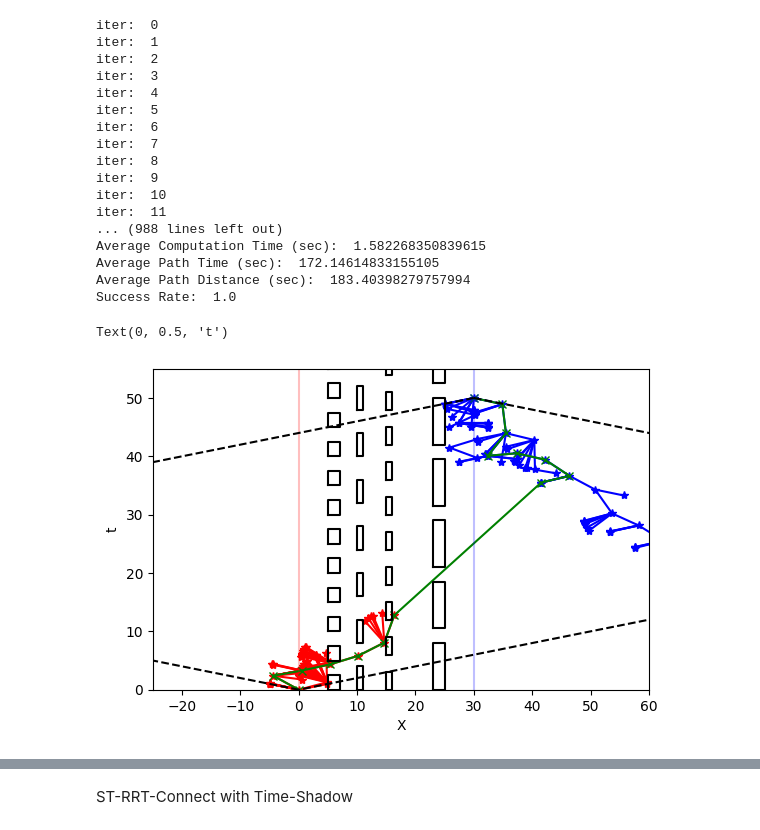
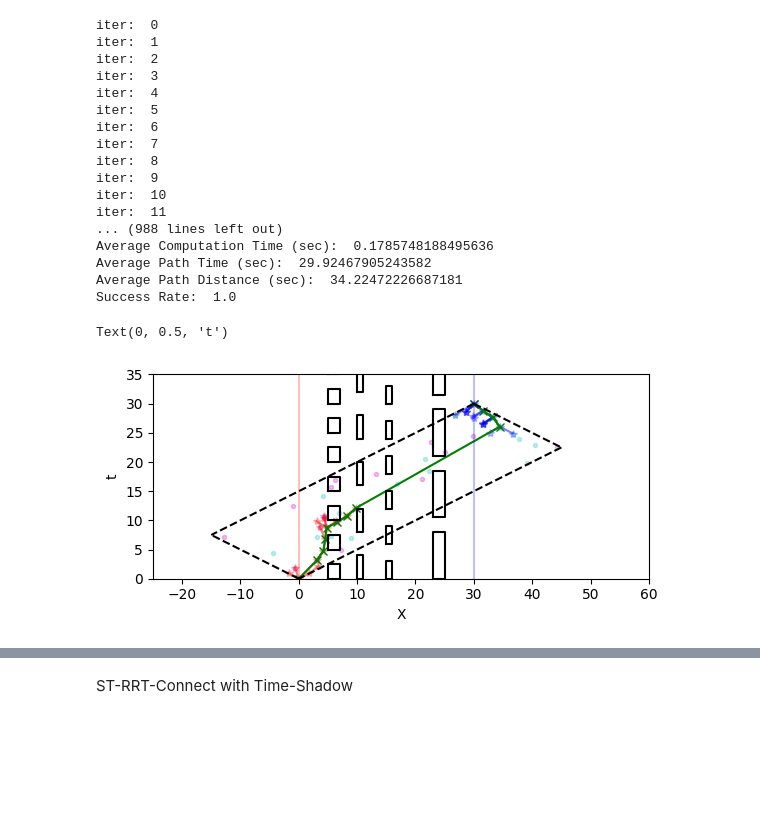
Before and after one commit to jeffersonkim97/cognis_UAM, a Jupyter notebook: script/Comparison/1D-ST-RRT-Connect.ipynb, the cells around one changed output, grey strips where cells are left out. Drawn from its saved outputs; the diff is of its cells as text; code cells hidden in the pictures; blank space fills up the shorter version.

```diff
--- a/script/Comparison/1D-ST-RRT-Connect.ipynb
+++ b/script/Comparison/1D-ST-RRT-Connect.ipynb
@@ -136,6 +142,8 @@ def find_neighbor_RRTC(qrand, V, k):
     for i in range(len(V)):
         if reachable_RRTC(V[i], qrand, forward):
             dist_vec.append(distance(V[i][0], qrand[0]))
+        else:
+            dist_vec.append(1e100)
 
     if len(dist_vec) > 0:
         closest = dist_vec.index(min(dist_vec))
@@ -202,6 +210,7 @@ RRTC_total_time = []
 RRTC_total_distance = []
 time_vec_RRTC = []
 iter = 0
+
 success_RRTC = 0
 tf = 30
 while iter < iter_max:
@@ -217,6 +226,7 @@ while iter < iter_max:
         k = 0
         V_RRTCa = []
         V_RRTCa.append([x0, 0])
+        V_RRTCa_raw = []
         V_RRTCb = []
         V_RRTCb.append([xf, tf])
         V_RRTCb_raw = []
@@ -249,7 +259,8 @@ while iter < iter_max:
 
                 if qclosest is not None:
                     extend_start = time.time()
-                    qnew = extend(qclosest, qrand)
+                    qnew = extend(qclosest, qrand, max_time)
+                    # adfadfaf
                     # print('extend time: ', time.time()-extend_start)
                     t_check.append(time.time()-extend_start)
 
@@ -273,6 +284,7 @@ while iter < iter_max:
                 V_RRTCa.append(qnew)
                 E_RRTCa.append([qclosest, qnew])
                 T_RRTCa.append(qnew[1])
+                V_RRTCa_raw.append(qrand)
             else:
                 V_RRTCb.append(qnew)
                 E_RRTCb.append([qclosest, qnew])
@@ -321,9 +333,9 @@ while iter < iter_max:
                 # print('path compute: ', time.time()-path_start)
                 total_path_time = 0
                 total_path_distance = 0
-                for fpv in final_path:
-                    total_path_time += fpv[1]
-                    total_path_distance += fpv[0]
+                for fpv in range(len(final_path)-1):
+                    total_path_time += (final_path[fpv+1][1]-final_path[fpv][1])
+                    total_path_distance += np.abs(final_path[fpv+1][0]-final_path[fpv][0])
                 RRTC_total_time.append(total_path_time)
                 RRTC_total_distance.append(total_path_distance)
                 break
@@ -332,7 +344,6 @@ while iter < iter_max:
 
         # print('Path_check: ', path_check)
         if tf >= 50 or path_check:
-            # print('end')
             break
         tf += 5
         kk += 1
@@ -343,10 +354,12 @@ while iter < iter_max:
     time_vec_RRTC.append(end-start)
     iter += 1
 
+    if end-start >= 10:
+        break
 
 print('Average Computation Time (sec): ', sum(time_vec_RRTC)/len(time_vec_RRTC))
 print('Average Path Time (sec): ', sum(RRTC_total_time)/len(RRTC_total_time))
-print('Average Path Distance (sec): ', sum(RRTC_total_distance)/len(RRTC_total_distance))
+print('Average Path Distance (sec): ', sum(np.abs(RRTC_total_distance))/len(RRTC_total_distance))
 print('Success Rate: ', success_RRTC/iter_max)
 # %% [output]
 iter:  0
@@ -362,9 +375,9 @@ iter:  9
 iter:  10
 iter:  11
 ... (988 lines left out)
-Average Computation Time (sec):  1.582268350839615
-Average Path Time (sec):  172.14614833155105
-Average Path Distance (sec):  183.40398279757994
+Average Computation Time (sec):  0.1785748188495636
+Average Path Time (sec):  29.92467905243582
+Average Path Distance (sec):  34.22472226687181
 Success Rate:  1.0
 # %%
 # fig = plt.figure()
@@ -385,15 +397,17 @@ fig = plt.figure()
 ax = fig.subplots()
 # RRTConnect
 for rrtv in V_RRTCa:
-   plt.plot(rrtv[0], rrtv[1], 'r*')
+   plt.plot(rrtv[0], rrtv[1], 'r*', alpha=0.25)
 for rrtv in V_RRTCb:
-   plt.plot(rrtv[0], rrtv[1], 'b*')
-# for rrtvr in V_RRTCb_raw:
-#     plt.plot(rrtvr[0], rrtvr[1], 'm.')
+   plt.plot(rrtv[0], rrtv[1], 'b*', alpha=0.25)
+for rrtvr in V_RRTCa_raw:
+    plt.plot(rrtvr[0], rrtvr[1], 'm.', alpha=0.25)
+for rrtvr in V_RRTCb_raw:
+    plt.plot(rrtvr[0], rrtvr[1], 'c.', alpha=0.25)
 for rrte in E_RRTCa:
-    plt.plot([rrte[0][0], rrte[1][0]], [rrte[0][1], rrte[1][1]], 'r-')#, alpha=0.25)
+    plt.plot([rrte[0][0], rrte[1][0]], [rrte[0][1], rrte[1][1]], 'r-', alpha=0.5)
 for rrte in E_RRTCb:
-    plt.plot([rrte[0][0], rrte[1][0]], [rrte[0][1], rrte[1][1]], 'b-')#, alpha=0.25)
+    plt.plot([rrte[0][0], rrte[1][0]], [rrte[0][1], rrte[1][1]], 'b-', alpha=0.5)
 if final_path is not None:
     for pathi in final_path:
         plt.plot(pathi[0], pathi[1], 'gx')
@@ -406,31 +420,33 @@ tspace = np.linspace(0, tf+5, 100)
 for i in range(len(xobs)):
     obs_number = int((tf+5//np.sum(obs_vec[i]))+1)
     for j in range(obs_number):
         this_obstacle = time_block_obstacle(xobs[i], obs_vec[i], j)
         plt.plot(*this_obstacle.exterior.xy, 'k')
 
 # Initial/Final
 plt.plot([x0, x0], [0, tf+5], 'r-', alpha=0.25)
 plt.plot(xf, tf, 'xb', alpha=0.5)
 plt.plot([xf, xf], [0, tf+5], 'b-', alpha=0.25)
 
 # ST-Bound
 point1 = [x0, 0]
 point2 = [xf, tf]
 point3 = [-vmax/2*(tf - 1/vmax*(xf+x0)), -1/vmax*(-vmax/2*(tf - 1/vmax*(xf+x0)))+x0/vmax]
 point4 = [vmax/2*(tf + 1/vmax*(xf+x0)), 1/vmax*(vmax/2*(tf + 1/vmax*(xf+x0))) - x0/vmax]
 plt.plot([point1[0], point3[0]], [point1[1], point3[1]], '--k')
 plt.plot([point2[0], point3[0]], [point2[1], point3[1]], '--k')
 plt.plot([point2[0], point4[0]], [point2[1], point4[1]], '--k')
 plt.plot([point4[0], point1[0]], [point4[1], point1[1]], '--k')
 
 # Plot Limits
 ax.axis('square')
 # plt.xlim(point3[0]-5, point4[0]+5)
 plt.xlim(-25, 60)
 plt.ylim(0, tf+5)
+# plt.xlim(25, 35)
+# plt.ylim(30, 45)
 plt.xlabel('X')
 plt.ylabel('t')
 # %% [output]
 Text(0, 0.5, 't')
-[figure, old version]
+[figure, new version]
```
Also changed, not shown: parts of 19 cells of this notebook, 1 other file.
